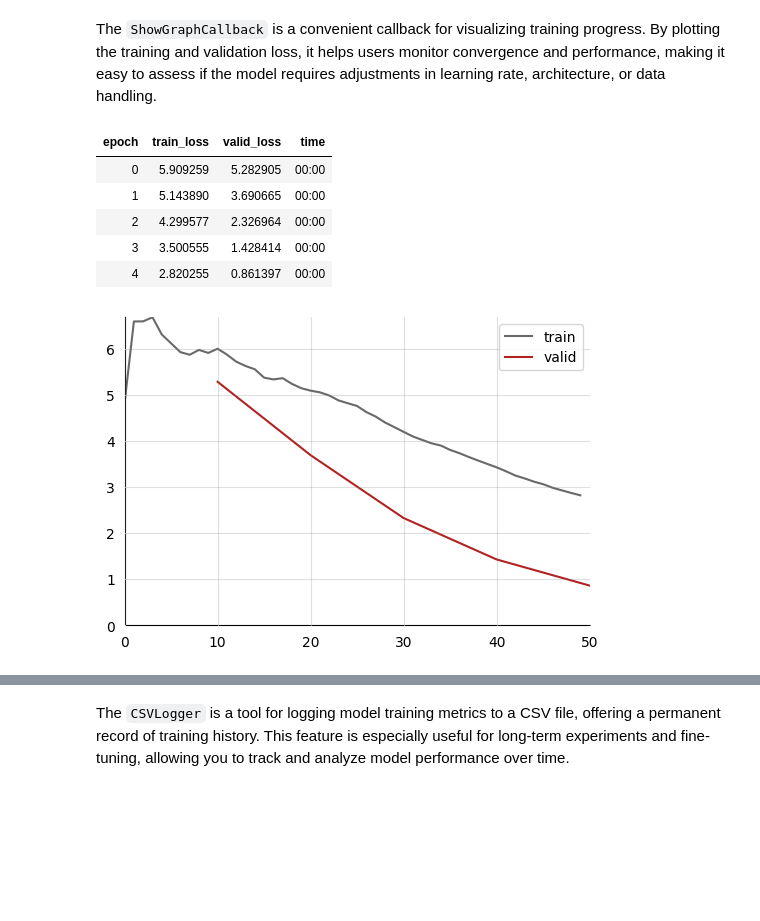
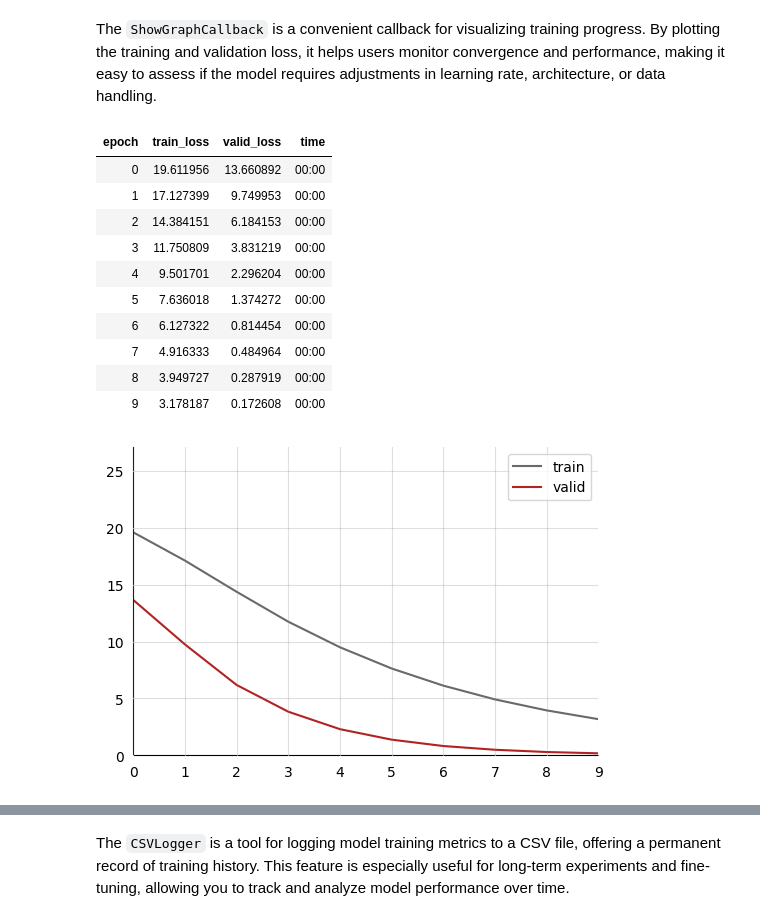
Before and after one commit to deepCLEM/bonsai, a Jupyter notebook: nbs/090_callbacks.ipynb, the cells around one changed output, grey strips where cells are left out. Drawn from its saved outputs; the diff is of its cells as text; code cells hidden in the pictures; blank space fills up the shorter version.

Commit message:
tidy up callbacks

```diff
--- a/nbs/090_callbacks.ipynb
+++ b/nbs/090_callbacks.ipynb
@@ -24,8 +27,12 @@ Callbacks that add functionlities during the training phase, including Callbacks
 # %%
 #| export
-class MeanLossGraphCallback(Callback):
+class MeanLossGraphCallback(fastaiCallback):
     "Update a graph of training and validation loss"
     order,run_valid=65,False
+
+    def __init__(self, *args, style=bonsai_style, **kwargs):
+        super().__init__(*args, **kwargs)
+        self.style = style
 
     def before_fit(self):
         self.run = not hasattr(self.learn, 'lr_finder') and not hasattr(self, "gather_preds")
@@ -41,9 +48,11 @@ class MeanLossGraphCallback(Callback):
         "Plot validation loss in the pbar graph"
         if not self.nb_batches: return
         rec = self.learn.recorder
-        epochs = range(len(self.nb_batches)) + 1
+        epochs = range(0, len(self.nb_batches))
         self.train_losses.append(rec.log[1])
         val_losses = [v[1] for v in rec.values]
-        x_bounds = (0, self.n_epoch)
+        x_bounds = (0, self.n_epoch - 1)
         y_bounds = (0, max((max(Tensor(rec.losses)), max(Tensor(val_losses)))))
-        self.progress.mbar.update_graph([(epochs, self.train_losses), (epochs, val_losses)], x_bounds, y_bounds)
+        ctx = plt.rc_context(self.style) if self.style else nullcontext()
+        with ctx:
+            self.progress.mbar.update_graph([(epochs, self.train_losses), (epochs, val_losses)], x_bounds, y_bounds)
@@ -196,13 +183,18 @@ class ShowGraphCallback(FastaiShowGraphCallback):
 from fastai.test_utils import synth_learner
 import matplotlib.pyplot as plt
 # %%
-learn = synth_learner(cbs=ShowGraphCallback())
-learn.fit(5)
+learn = synth_learner(cbs=[MeanLossGraphCallback()])
+learn.fit(10)
 # %% [output]
 | epoch | train_loss | valid_loss | time |
-| 0 | 5.909259 | 5.282905 | 00:00 |
-| 1 | 5.143890 | 3.690665 | 00:00 |
-| 2 | 4.299577 | 2.326964 | 00:00 |
-| 3 | 3.500555 | 1.428414 | 00:00 |
-| 4 | 2.820255 | 0.861397 | 00:00 |
+| 0 | 19.611956 | 13.660892 | 00:00 |
+| 1 | 17.127399 | 9.749953 | 00:00 |
+| 2 | 14.384151 | 6.184153 | 00:00 |
+| 3 | 11.750809 | 3.831219 | 00:00 |
+| 4 | 9.501701 | 2.296204 | 00:00 |
+| 5 | 7.636018 | 1.374272 | 00:00 |
+| 6 | 6.127322 | 0.814454 | 00:00 |
+| 7 | 4.916333 | 0.484964 | 00:00 |
+| 8 | 3.949727 | 0.287919 | 00:00 |
+| 9 | 3.178187 | 0.172608 | 00:00 |
-[figure, old version]
+[figure, new version]
```
Also changed, not shown: parts of 5 cells of this notebook, 2 other files.
